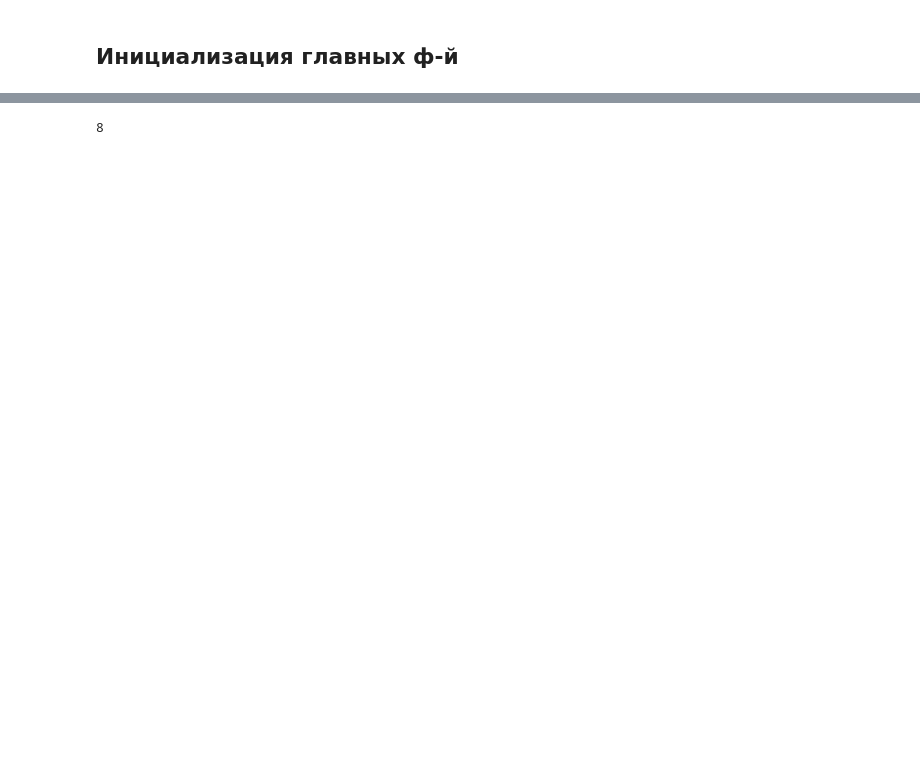
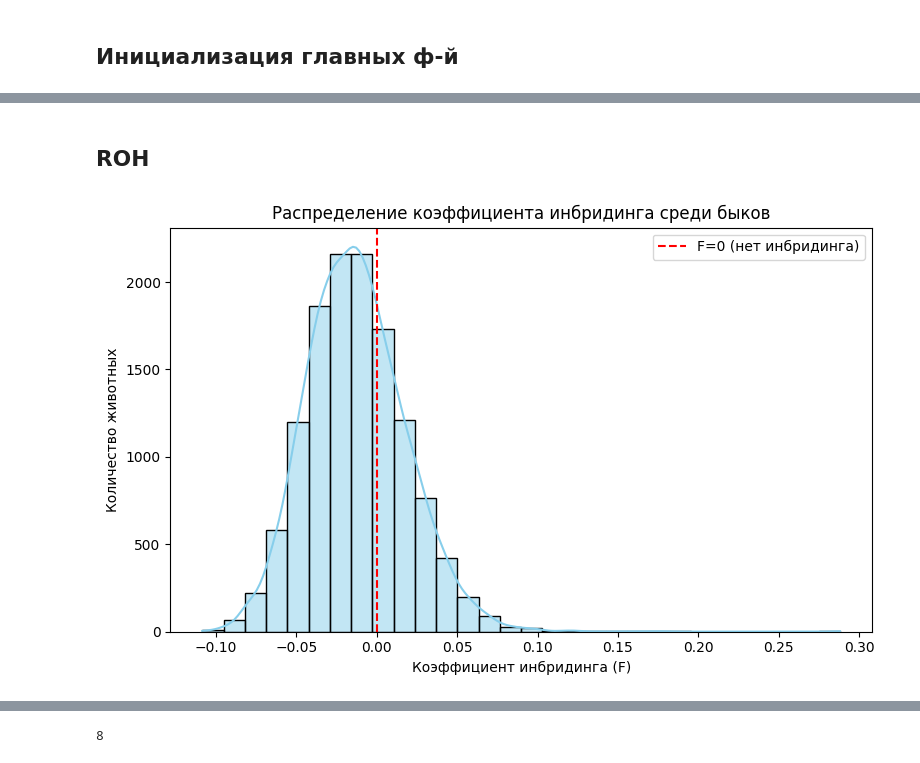
Before and after one commit to denis-ermolaev/bulls-pipeline, a Jupyter notebook: notebooks/analysis.ipynb, the cells around one changed output, grey strips where cells are left out. Saved outputs shown, nothing was run; the diff lists cells and outputs as text; code cells hidden in the pictures; blank space fills up the shorter version.

```diff
--- a/notebooks/analysis.ipynb
+++ b/notebooks/analysis.ipynb
@@ -228,0 +456,26 @@ plt.show()
+# %% [markdown]
+## ROH
+# %%
+import matplotlib.pyplot as plt
+import pandas as pd
+import seaborn as sns
+
+# Читаем файл .het
+het = pd.read_csv(
+    "/scratch/storageA/zaleski_bulls/bulls-vcf-pipeline/results/gwas/het_results.het",
+    delim_whitespace=True,
+)
+
+# Построение гистограммы F
+plt.figure(figsize=(8, 5))
+sns.histplot(het["F"], bins=30, kde=True, color="skyblue", edgecolor="black")
+plt.axvline(x=0, color="red", linestyle="--", label="F=0 (нет инбридинга)")
+plt.xlabel("Коэффициент инбридинга (F)")
+plt.ylabel("Количество животных")
+plt.title("Распределение коэффициента инбридинга среди быков")
+plt.legend()
+plt.tight_layout()
+# plt.savefig('inbreeding_hist.png', dpi=300)
+plt.show()
+# %% [output]
+[figure, added]
```
Also changed, not shown: parts of 46 cells of this notebook, 6 other files.
